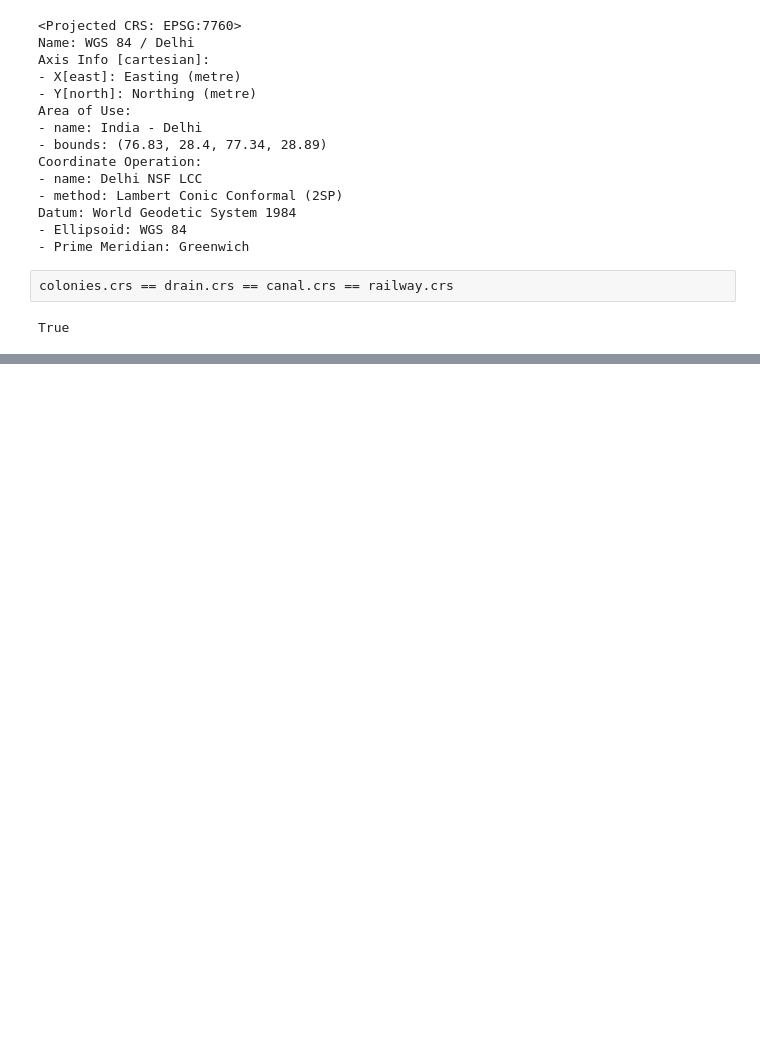
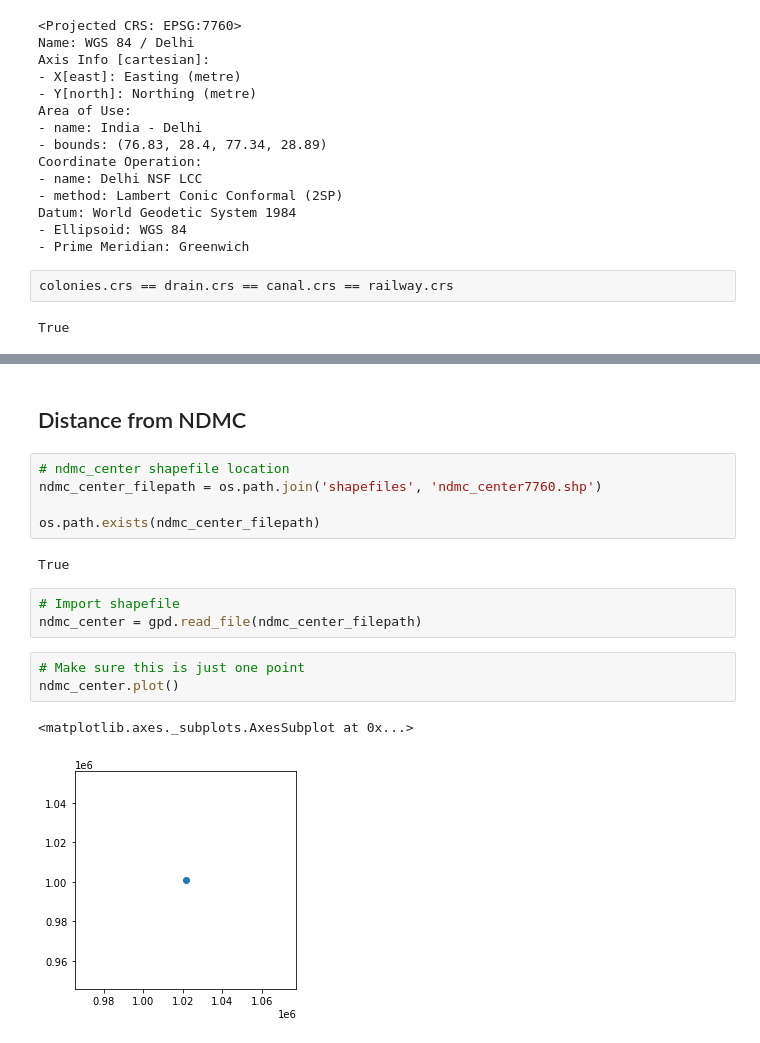
Before and after one commit to bwbelljr/delhi_spatial_index, a Jupyter notebook: Colonies Dataset Pre-Processing.ipynb, the cells around one changed output, grey strips where cells are left out. Drawn from its saved outputs; the diff is of its cells as text; blank space fills up the shorter version.

```diff
--- a/Colonies Dataset Pre-Processing.ipynb
+++ b/Colonies Dataset Pre-Processing.ipynb
@@ -258,0 +431,18 @@ True
+# %% [markdown]
+## Distance from NDMC
+# %%
+# ndmc_center shapefile location
+ndmc_center_filepath = os.path.join('shapefiles', 'ndmc_center7760.shp')
+
+os.path.exists(ndmc_center_filepath)
+# %% [output]
+True
+# %%
+# Import shapefile
+ndmc_center = gpd.read_file(ndmc_center_filepath)
+# %%
+# Make sure this is just one point
+ndmc_center.plot()
+# %% [output]
+<matplotlib.axes._subplots.AxesSubplot at 0x...>
+[figure, added]
```
Also changed, not shown: parts of 65 cells of this notebook.
